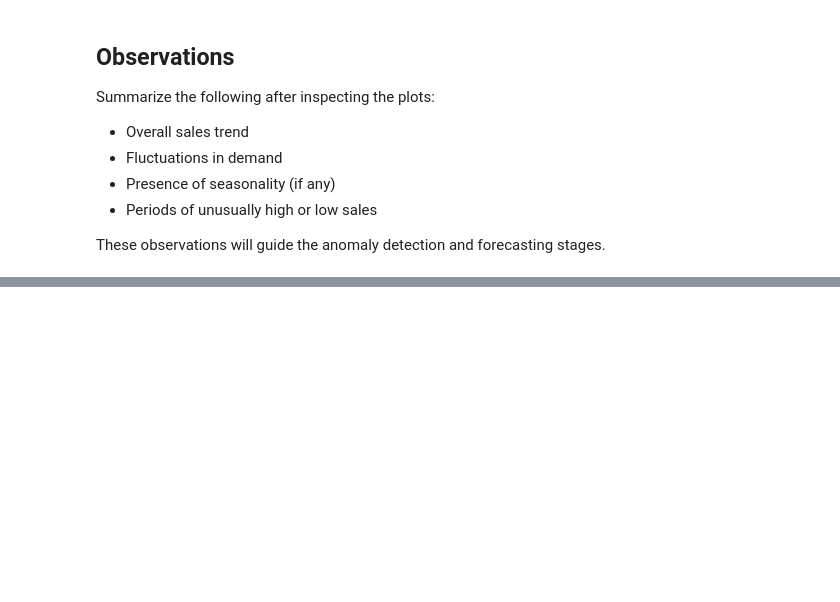
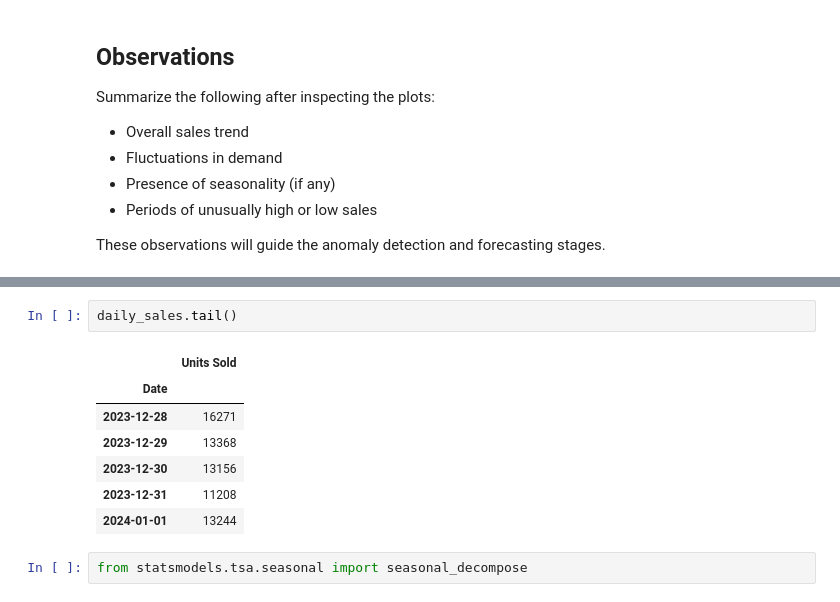
Before and after one commit to Adithyan-7/supply-chain-demand-forecasting, a Jupyter notebook: notebooks/01_data_preprocessing.ipynb, the cells around one changed output, grey strips where cells are left out. Drawn from its saved outputs; the diff is of its cells as text; blank space fills up the shorter version.

```diff
--- a/notebooks/01_data_preprocessing.ipynb
+++ b/notebooks/01_data_preprocessing.ipynb
@@ -357,0 +401,12 @@ These observations will guide the anomaly detection and forecasting stages.
+# %%
+daily_sales.tail()
+# %% [output]
+|  | Units Sold |
+| Date |  |
+| 2023-12-28 | 16271 |
+| 2023-12-29 | 13368 |
+| 2023-12-30 | 13156 |
+| 2023-12-31 | 11208 |
+| 2024-01-01 | 13244 |
+# %%
+from statsmodels.tsa.seasonal import seasonal_decompose
```
Also changed, not shown: parts of 6 cells of this notebook.
